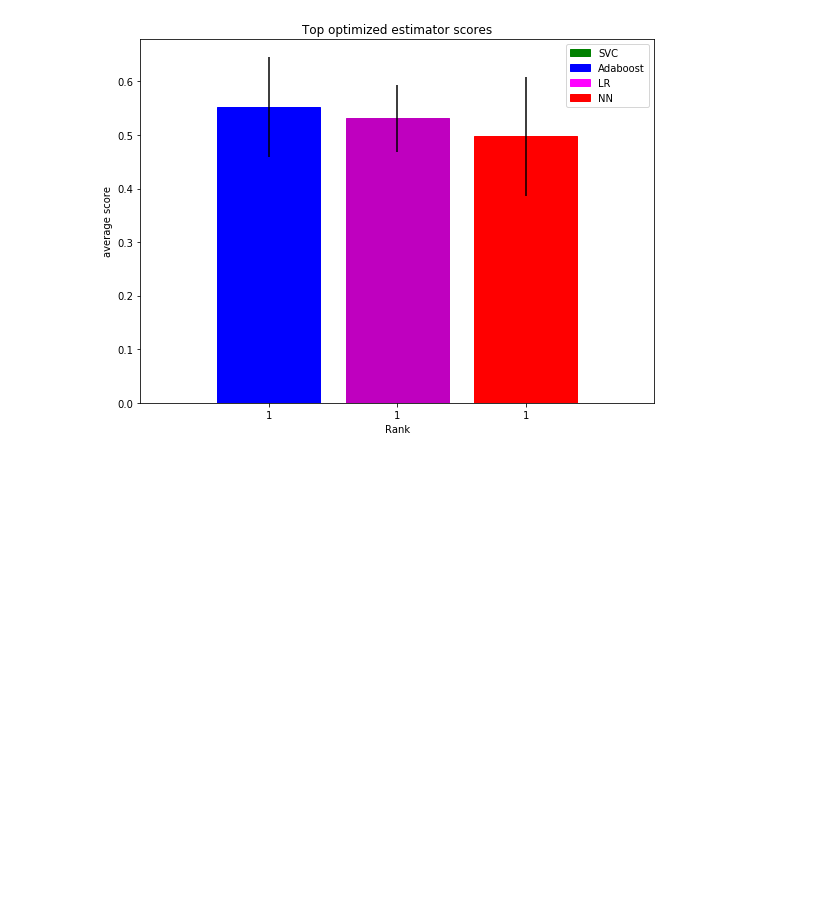
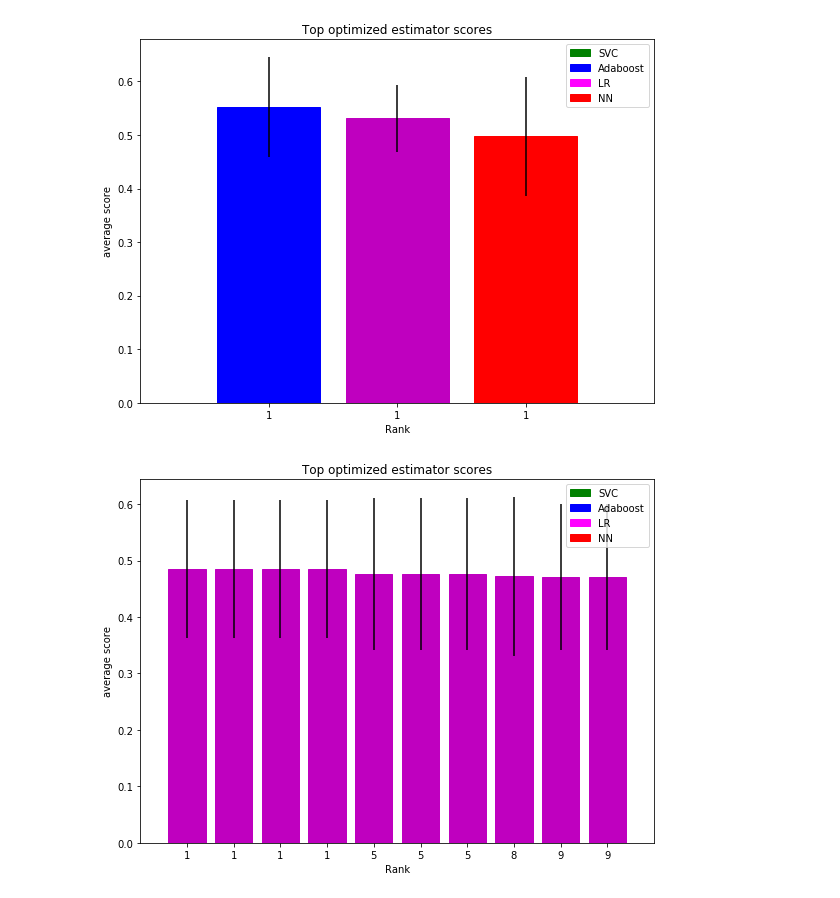
Before and after one commit to trnoriega/chemproject, a Jupyter notebook: parameter_optimization.ipynb, the cells around one changed output. Drawn from its saved outputs; the diff is of its cells as text; code cells hidden in the pictures; blank space fills up the shorter version.

```diff
--- a/parameter_optimization.ipynb
+++ b/parameter_optimization.ipynb
@@ -45,18 +45,19 @@ import warnings
 
 from sklearn.linear_model import LogisticRegression
 
-LR = LogisticRegression(solver='lbfgs', class_weight='balanced')
+LR = LogisticRegression(class_weight='balanced')
 LR_params = {'estimator': [LR],
-             'estimator__C': [1e-2, 1e-1, 1, 1e1, 1e2],
-             'estimator__max_iter': [100, 200],
-             'estimator__tol': [1e-4, 5e-4, 1e-3]}
+             'estimator__solver': ['newton-cg', 'lbfgs', 'liblinear', 'sag'],
+             'estimator__C': 10.0 ** -np.arange(-4, 4),
+             'estimator__max_iter': 100*np.arange(1,10,2),
+             'estimator__tol': 10.0 ** -np.arange(2,5)}
 
 lr_grid = GridSearchCV(pipe,
                         param_grid=LR_params,
                         cv=4,
                         verbose=2,
                         n_jobs=-1,
-                        scoring='f1')
+                        scoring='precision')
 
 with warnings.catch_warnings():
     warnings.simplefilter('ignore')
@@ -356,6 +448,8 @@ lr_scores = find_top_scores(grids['lr'], class_types, cutoff=10)
 nn_scores = find_top_scores(grids['nn'], class_types, cutoff=10)
 
 top_scores = [abc_scores[0], lr_scores[0], nn_scores[0]]
+# %%
+lr_scores_2 = find_top_scores(lr_grid, class_types, cutoff=10)
 # %%
 import matplotlib.patches as mpatches
 import scipy.stats as st
@@ -418,3 +512,7 @@ with warnings.catch_warnings():
     plot_scores(top_scores)
 # %% [output]
 [figure]
+# %%
+plot_scores(lr_scores_2)
+# %% [output]
+[figure, added]
```
Also changed, not shown: parts of 14 cells of this notebook.
